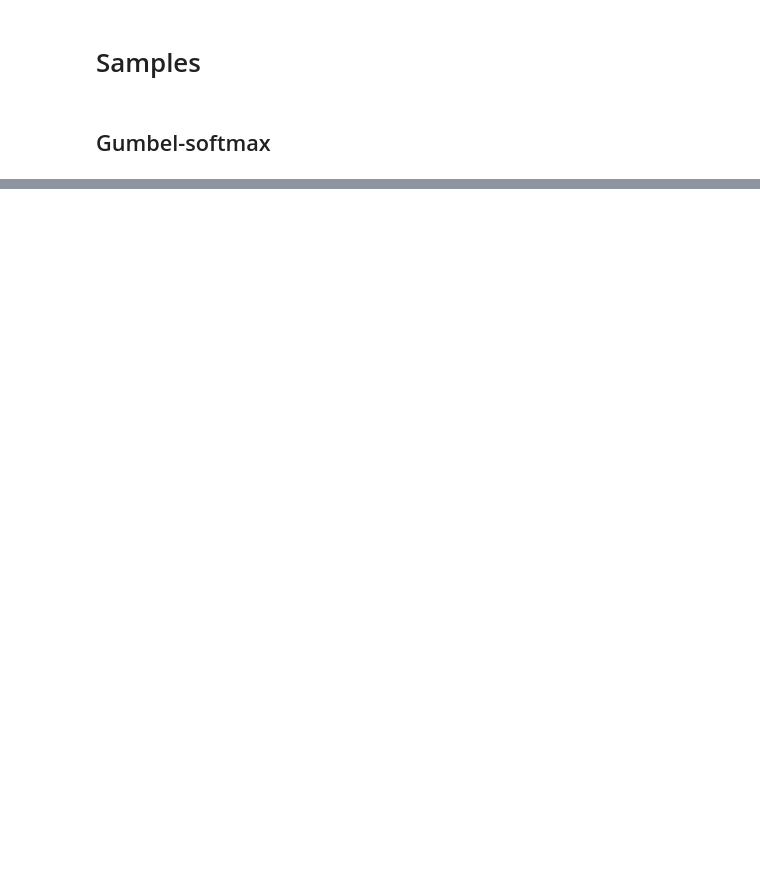
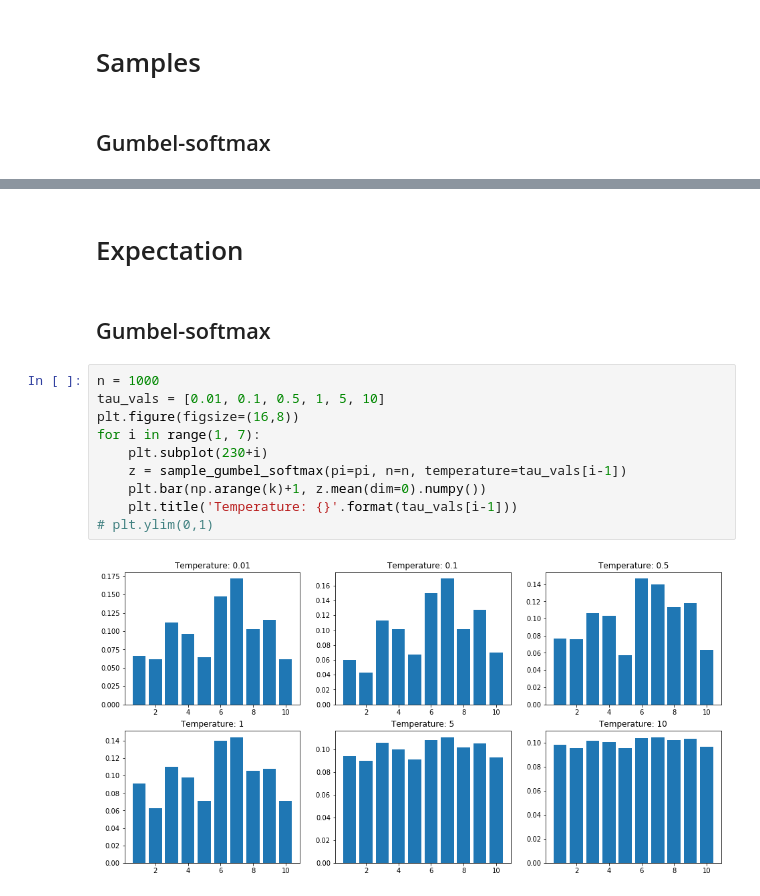
Before and after one commit to shaabhishek/gumbel-softmax-pytorch, a Jupyter notebook: Gumbel-softmax visualization.ipynb, the cells around one changed output, grey strips where cells are left out. Cells and saved outputs as stored; diff of their text form; blank space fills up the shorter version.

```diff
--- a/Gumbel-softmax visualization.ipynb
+++ b/Gumbel-softmax visualization.ipynb
@@ -84,0 +71,16 @@ plt.hist(z.numpy(), bins=np.arange(k)+1)
+# %% [markdown]
+# Expectation
+# %% [markdown]
+## Gumbel-softmax
+# %%
+n = 1000
+tau_vals = [0.01, 0.1, 0.5, 1, 5, 10]
+plt.figure(figsize=(16,8))
+for i in range(1, 7):
+    plt.subplot(230+i)
+    z = sample_gumbel_softmax(pi=pi, n=n, temperature=tau_vals[i-1])
+    plt.bar(np.arange(k)+1, z.mean(dim=0).numpy())
+    plt.title('Temperature: {}'.format(tau_vals[i-1]))
+# plt.ylim(0,1)
+# %% [output]
+[figure, added]
```
Also changed, not shown: parts of 9 cells of this notebook, 1 other file.
